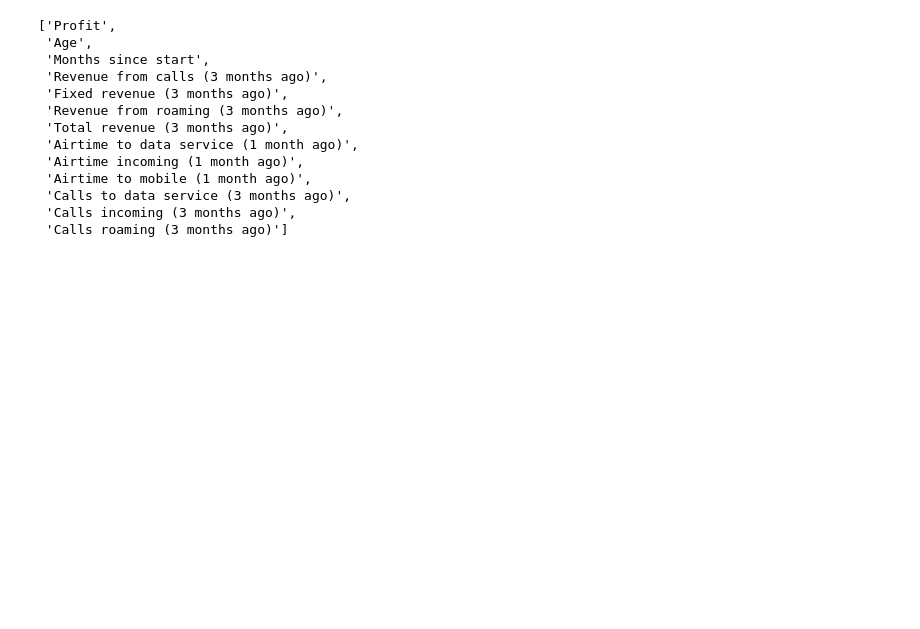
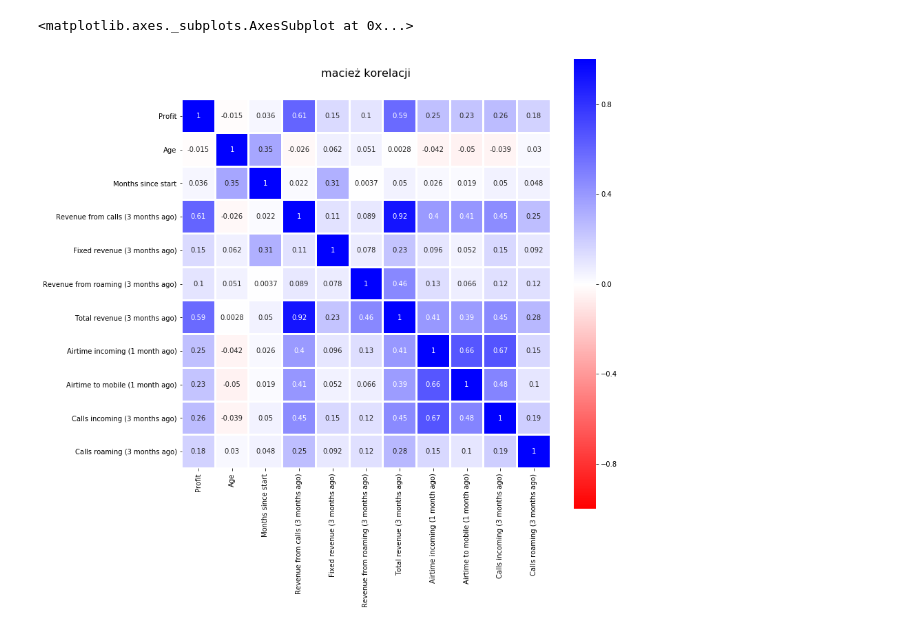
Before and after one commit to pracowniaPK/DataProject, a Jupyter notebook: project2.ipynb, the cells around one changed output. Cells and saved outputs as stored; diff of their text form; code cells hidden in the pictures; blank space fills up the shorter version.

```diff
--- a/project2.ipynb
+++ b/project2.ipynb
@@ -5,3 +21,4 @@ import seaborn as sns
 pd.set_option('max_rows', 8)
 pd.set_option('max_columns', 33)
 pd.options.display.float_format = '{0:.2f}'.format
+colormap = plt.cm.bwr_r
@@ -34,6 +61,8 @@ F      20
 # %%
 data = data.drop('ID', axis=1)
-# Promotion posiadała tylko jedną wartość
+# Promotion i 'Calls to data service (3 months ago)' posiada tylko jedną wartość
 data = data.drop('Promotion', axis=1)
+data = data.drop('Calls to data service (3 months ago)', axis=1)
+# Airtime... posiada 99.9% wartości 0
+data = data.drop('Airtime to data service (1 month ago)', axis=1)
 # data.drop(data[data['Region'] == 'F'].index)
-data
@@ -51,0 +69,3 @@ data
+# %%
+data.columns = data.columns.map(lambda x: 'Churn' if x == 'Churn (1=yes, 0=No)' else x)
+data
@@ -55,23 +87,19 @@ col_numerical = [c for c in data.columns if not data[c].dtype == 'object']
 
 change = ['Cancelled', 'Tariff model', 'Academic title']
 col_label.extend(change)
-col_numerical.remove('Churn (1=yes, 0=No)')
+col_numerical.remove('Churn')
 col_numerical = [c for c in col_numerical if not c in change]
 
+col_PK = ['Profit', 'Fixed revenue (3 months ago)', 'Airtime incoming (1 month ago)',
+          'Way of payment', 'Cancelled']
 
-col_label
-col_numerical
+# col_label
+# col_numerical
-# %% [output]
-['Profit',
- 'Age',
- 'Months since start',
- 'Revenue from calls (3 months ago)',
- 'Fixed revenue (3 months ago)',
- 'Revenue from roaming (3 months ago)',
- 'Total revenue (3 months ago)',
- 'Airtime to data service (1 month ago)',
- 'Airtime incoming (1 month ago)',
- 'Airtime to mobile (1 month ago)',
- 'Calls to data service (3 months ago)',
- 'Calls incoming (3 months ago)',
- 'Calls roaming (3 months ago)']
+# %%
+plt.figure(figsize=(12,12))
+plt.title('macież korelacji', y=1.05, size=16)
+sns.heatmap(data[col_numerical].astype(float).corr(), linewidths=2,  vmax=1.0, vmin = -1,
+            square=True, cmap=colormap, annot=True)
+# %% [output]
+<matplotlib.axes._subplots.AxesSubplot at 0x...>
+[figure, added]
```
Also changed, not shown: parts of 42 cells of this notebook.
